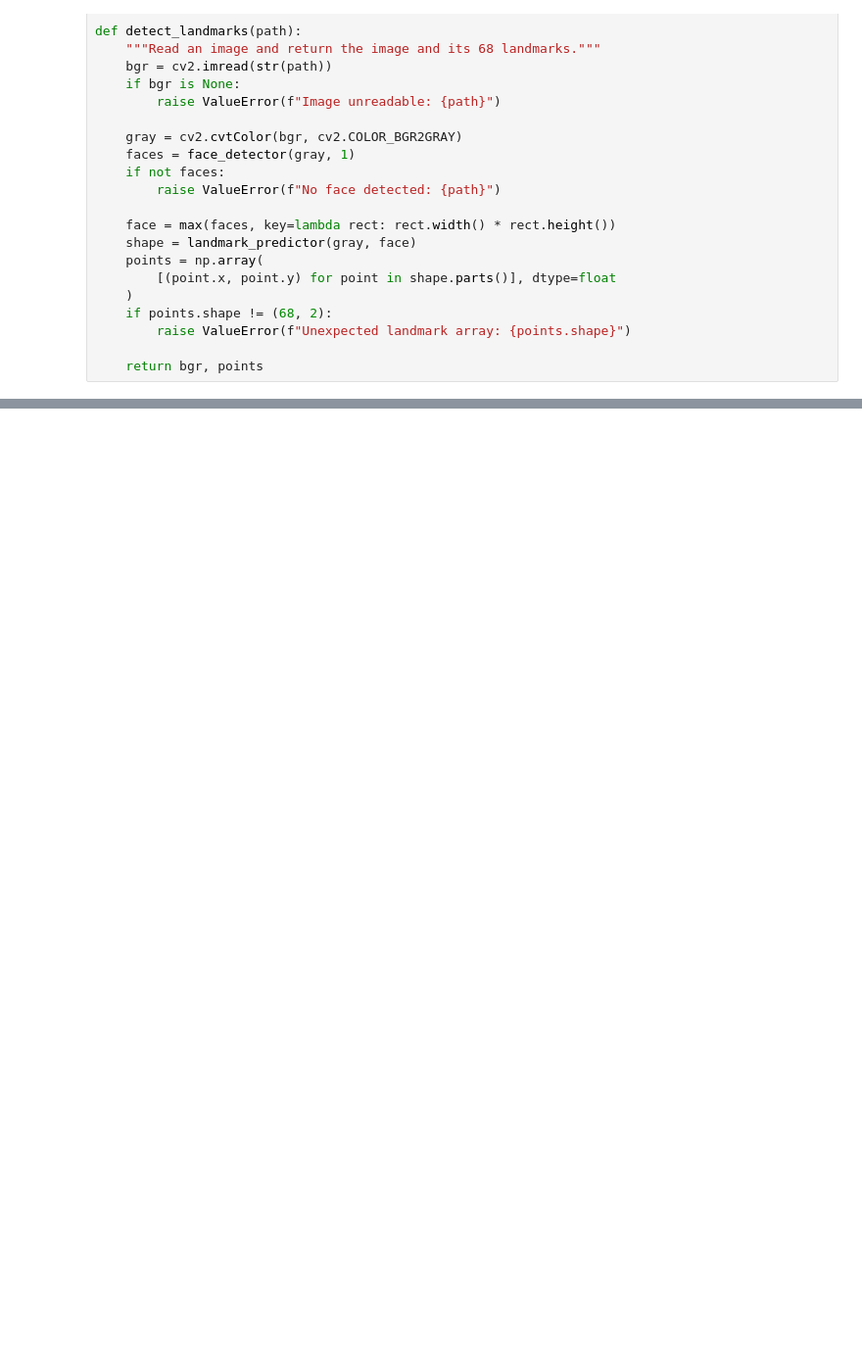
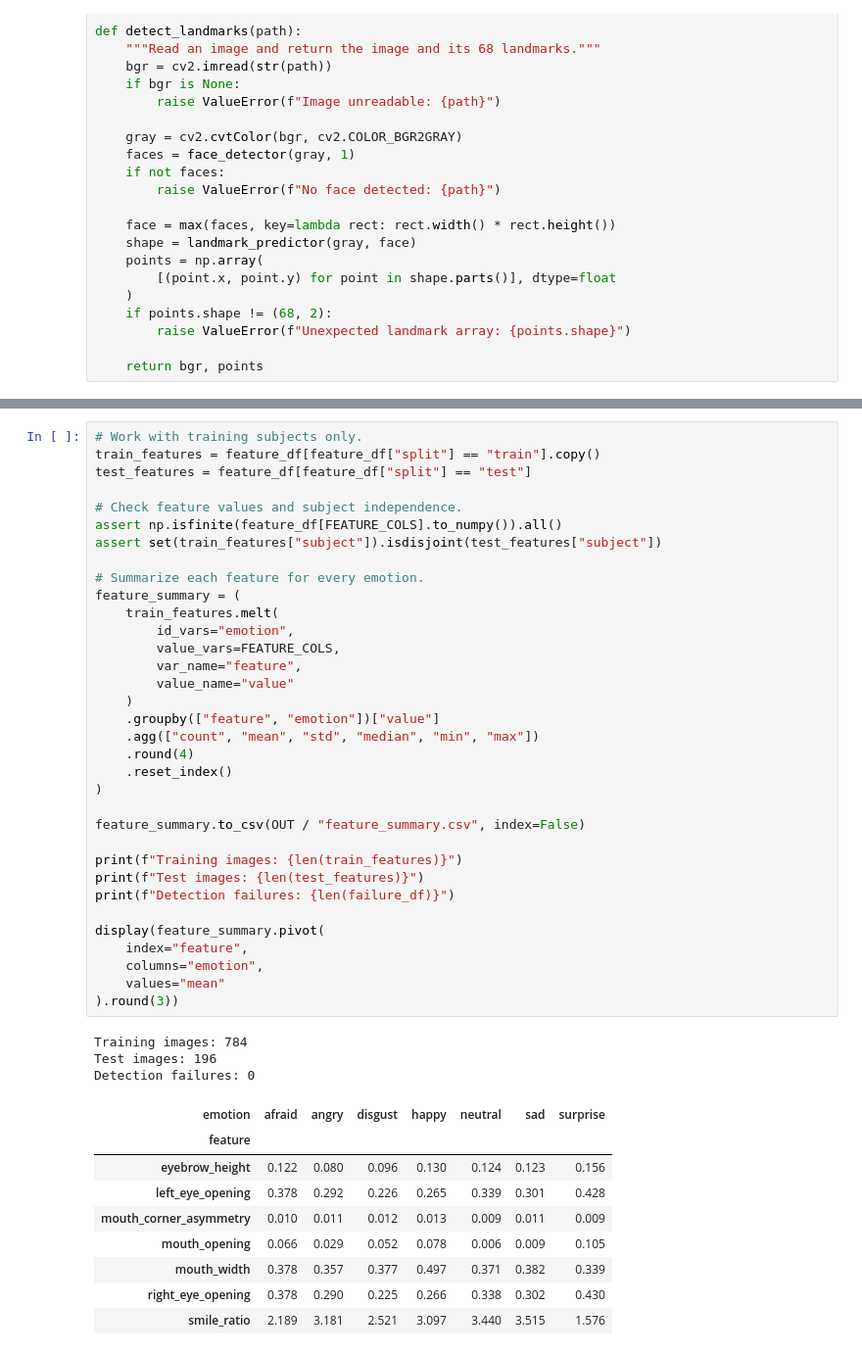
Before and after one commit to thesuacar/ml-emotionalrecognition, a Jupyter notebook: notebooks/phase5_fuzzy_kdef.ipynb, the cells around one changed output, grey strips where cells are left out. Shown at 98% size. Saved outputs shown, nothing was run; the diff lists cells and outputs as text; blank space fills up the shorter version.

```diff
--- a/notebooks/phase5_fuzzy_kdef.ipynb
+++ b/notebooks/phase5_fuzzy_kdef.ipynb
@@ -396,0 +310,47 @@ Summarize the chosen geometric features, the fuzzy training method, test perform
+# %%
+# Work with training subjects only.
+train_features = feature_df[feature_df["split"] == "train"].copy()
+test_features = feature_df[feature_df["split"] == "test"]
+
+# Check feature values and subject independence.
+assert np.isfinite(feature_df[FEATURE_COLS].to_numpy()).all()
+assert set(train_features["subject"]).isdisjoint(test_features["subject"])
+
+# Summarize each feature for every emotion.
+feature_summary = (
+    train_features.melt(
+        id_vars="emotion",
+        value_vars=FEATURE_COLS,
+        var_name="feature",
+        value_name="value"
+    )
+    .groupby(["feature", "emotion"])["value"]
+    .agg(["count", "mean", "std", "median", "min", "max"])
+    .round(4)
+    .reset_index()
+)
+
+feature_summary.to_csv(OUT / "feature_summary.csv", index=False)
+
+print(f"Training images: {len(train_features)}")
+print(f"Test images: {len(test_features)}")
+print(f"Detection failures: {len(failure_df)}")
+
+display(feature_summary.pivot(
+    index="feature",
+    columns="emotion",
+    values="mean"
+).round(3))
+# %% [output]
+Training images: 784
+Test images: 196
+Detection failures: 0
+| emotion | afraid | angry | disgust | happy | neutral | sad | surprise |
+| feature |  |  |  |  |  |  |  |
+| eyebrow_height | 0.122 | 0.080 | 0.096 | 0.130 | 0.124 | 0.123 | 0.156 |
+| left_eye_opening | 0.378 | 0.292 | 0.226 | 0.265 | 0.339 | 0.301 | 0.428 |
+| mouth_corner_asymmetry | 0.010 | 0.011 | 0.012 | 0.013 | 0.009 | 0.011 | 0.009 |
+| mouth_opening | 0.066 | 0.029 | 0.052 | 0.078 | 0.006 | 0.009 | 0.105 |
+| mouth_width | 0.378 | 0.357 | 0.377 | 0.497 | 0.371 | 0.382 | 0.339 |
+| right_eye_opening | 0.378 | 0.290 | 0.225 | 0.266 | 0.338 | 0.302 | 0.430 |
+| smile_ratio | 2.189 | 3.181 | 2.521 | 3.097 | 3.440 | 3.515 | 1.576 |
```
Also changed, not shown: parts of 62 cells of this notebook.
